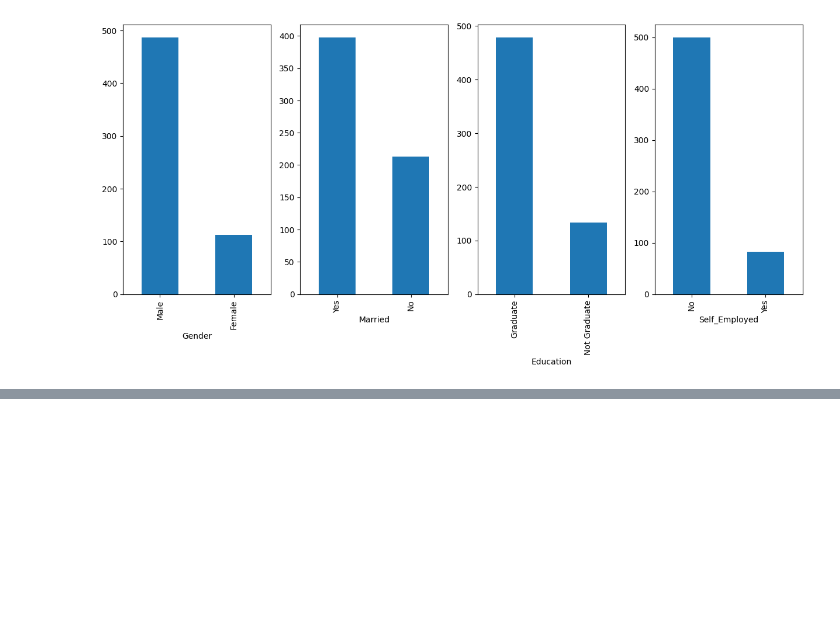
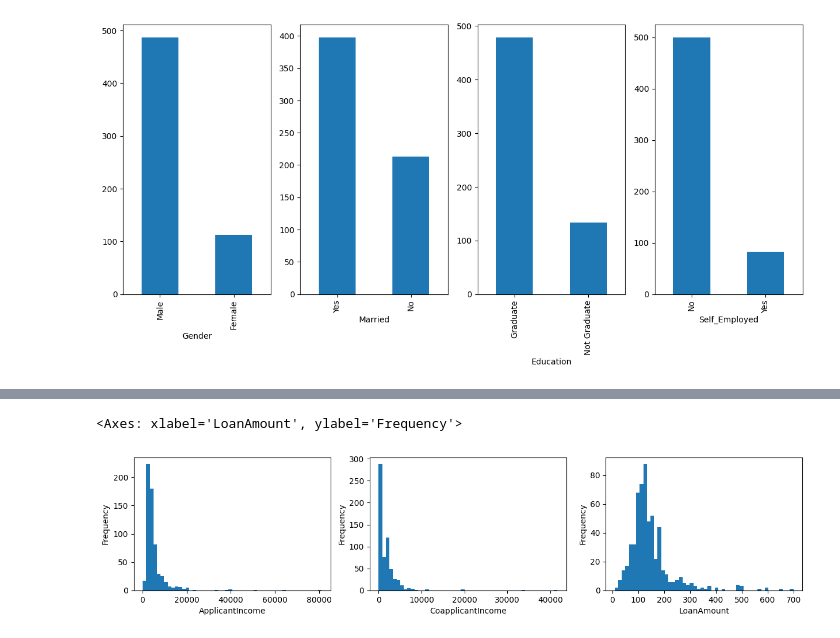
Before and after one commit to LoneCoder21/Loan-Eligibility, a Jupyter notebook: loaneligibility.ipynb, the cells around one changed output, grey strips where cells are left out. Drawn from its saved outputs; the diff is of its cells as text; code cells hidden in the pictures; blank space fills up the shorter version.

```diff
--- a/loaneligibility.ipynb
+++ b/loaneligibility.ipynb
@@ -75,0 +126,11 @@ self_employed_counts.plot(kind='bar',  ax=axes[3])
+# %%
+fig, axes = plt.subplots(1, 3, figsize=(15, 3))
+
+data['ApplicantIncome'].plot(kind='hist',bins=50, xlabel="ApplicantIncome",ax=axes[0])
+data['CoapplicantIncome'].plot(kind='hist',bins=50, xlabel="CoapplicantIncome",ax=axes[1])
+data['LoanAmount'].plot(kind='hist',bins=50, xlabel="LoanAmount",ax=axes[2])
+
+# Visualize the continuous features with null values using histograms
+# %% [output]
+<Axes: xlabel='LoanAmount', ylabel='Frequency'>
+[figure, added]
```
Also changed, not shown: parts of 9 cells of this notebook.
